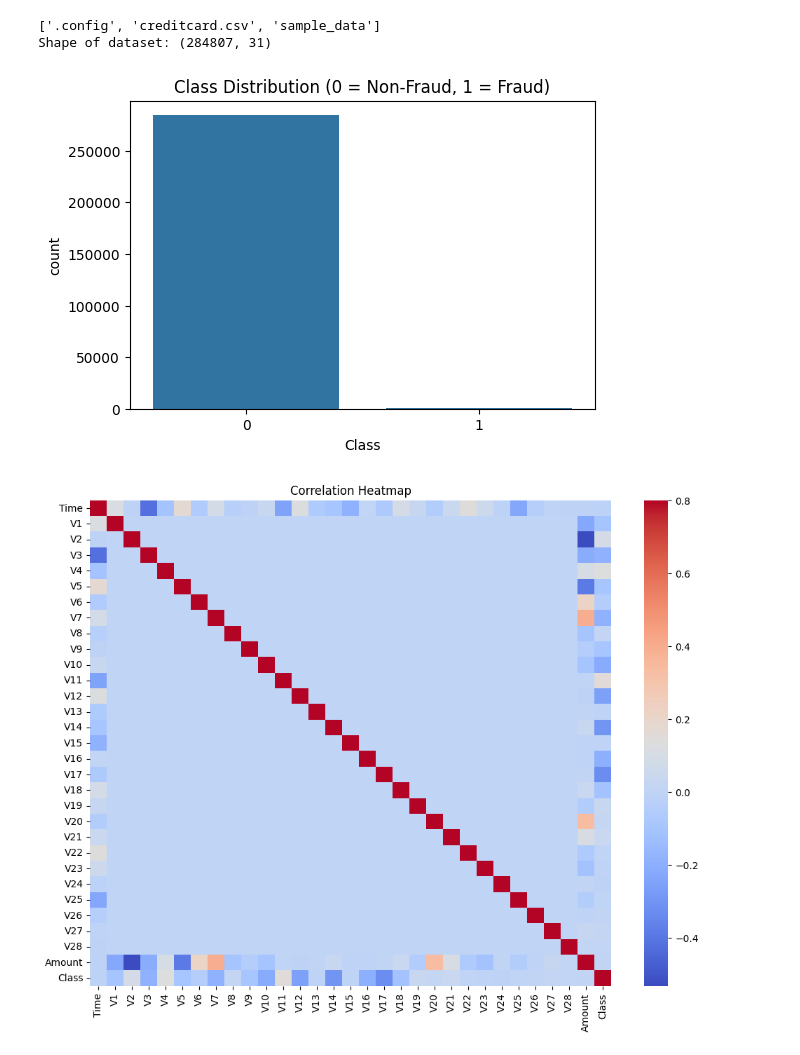
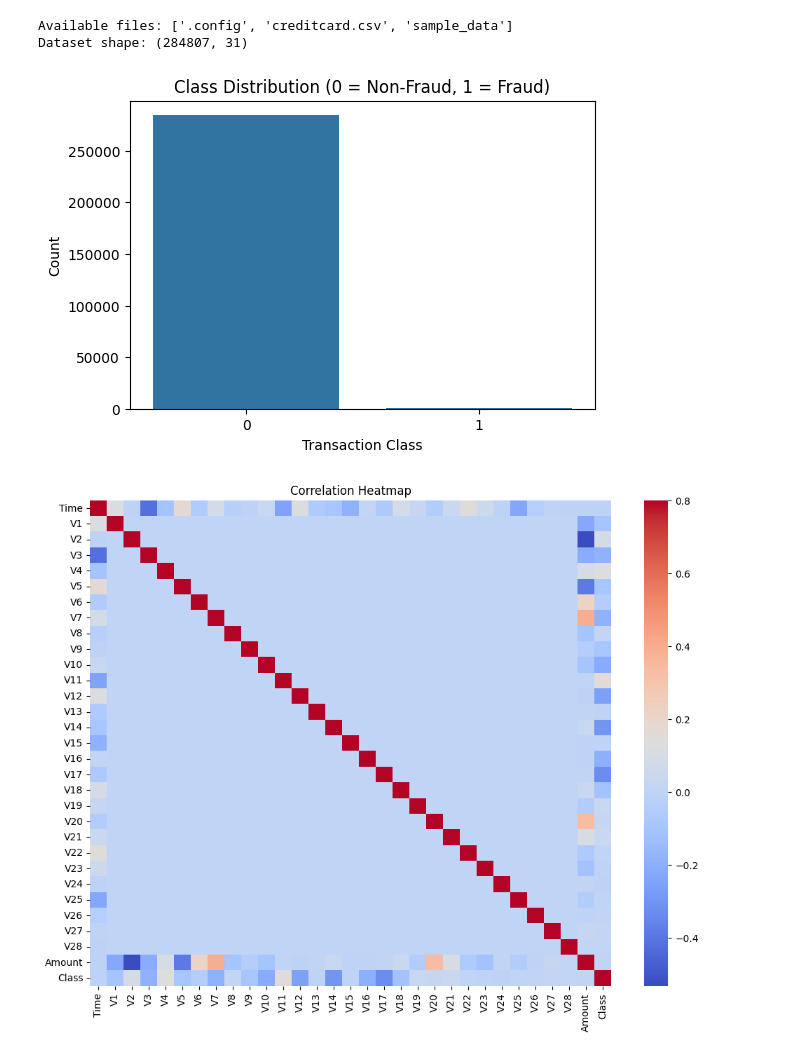
Before and after one commit to Ragul-RD-003/Credit-Card-Fraud-Detection, a Jupyter notebook: Guarding Transactions with an AI-Powered Credit Card Fraud Detection and Prevention System.ipynb, the cells around one changed output. Cells and saved outputs as stored; diff of their text form; code cells hidden in the pictures.

```diff
--- a/Guarding Transactions with an AI-Powered Credit Card Fraud Detection and Prevention System.ipynb
+++ b/Guarding Transactions with an AI-Powered Credit Card Fraud Detection and Prevention System.ipynb
@@ -1,8 +1,13 @@
 # %% [markdown]
 <a href="https://colab.research.google.com/github/Ragul-RD-003/Credit-Card-Fraud-Detection/blob/main/Guarding%20Transactions%20with%20an%20AI-Powered%20Credit%20Card%20Fraud%20Detection%20and%20Prevention%20System.ipynb" target="_parent"><img src="https://colab.research.google.com/assets/colab-badge.svg" alt="Open In Colab"/></a>
 # %%
-# Import necessary libraries
+
+
+# Developed for Phase 2: AI-Powered Credit Card Fraud Detection System
+
+# Step 1: Import Required Libraries
 import pandas as pd
+import numpy as np
 import matplotlib.pyplot as plt
 import seaborn as sns
 from sklearn.preprocessing import StandardScaler
@@ -10,68 +15,72 @@ from sklearn.model_selection import train_test_split
 from sklearn.ensemble import RandomForestClassifier
 from sklearn.metrics import classification_report, confusion_matrix, roc_auc_score, roc_curve
 
-# Step 1: List files in the current directory and confirm the file name
+# Step 2: Load the Dataset
 import os
-print(os.listdir())
-
-# Step 2: Load the dataset
-df = pd.read_csv('creditcard.csv')  # Adjust the filename if needed
-print("Shape of dataset:", df.shape)
+print("Available files:", os.listdir())  # To confirm the dataset is available
+df = pd.read_csv('creditcard.csv')
+print("Dataset shape:", df.shape)
 df.head()
 
 # Step 3: Exploratory Data Analysis (EDA)
-# 3.1: Class Distribution Plot
+
+# 3.1 Class Distribution
 plt.figure(figsize=(6, 4))
 sns.countplot(x='Class', data=df)
 plt.title('Class Distribution (0 = Non-Fraud, 1 = Fraud)')
+plt.xlabel('Transaction Class')
+plt.ylabel('Count')
 plt.show()
 
-# 3.2: Correlation Heatmap
+# 3.2 Correlation Heatmap
 plt.figure(figsize=(12, 9))
 sns.heatmap(df.corr(), cmap='coolwarm', vmax=0.8)
 plt.title('Correlation Heatmap')
 plt.show()
 
 # Step 4: Data Preprocessing
-# 4.1: Normalize the 'Amount' column
+
+# 4.1 Normalize the 'Amount' column
 df['NormalizedAmount'] = StandardScaler().fit_transform(df[['Amount']])
 
-# 4.2: Drop 'Time' and 'Amount' columns
-df = df.drop(['Time', 'Amount'], axis=1)
+# 4.2 Drop unnecessary columns
+df.drop(['Time', 'Amount'], axis=1, inplace=True)
 
-# Step 5: Train-Test Split
+# Step 5: Split Dataset into Train and Test Sets
 X = df.drop('Class', axis=1)
 y = df['Class']
-X_train, X_test, y_train, y_test = train_test_split(X, y, test_size=0.2, random_state=42)
+X_train, X_test, y_train, y_test = train_test_split(X, y, test_size=0.2, random_state=42, stratify=y)
 
-# Step 6: Train a Random Forest Classifier
+# Step 6: Train the Machine Learning Model (Random Forest)
 model = RandomForestClassifier(n_estimators=100, random_state=42)
 model.fit(X_train, y_train)
 
 # Step 7: Model Evaluation
+
+# 7.1 Confusion Matrix
 y_pred = model.predict(X_test)
-
-# 7.1: Confusion Matrix
 print("Confusion Matrix:\n", confusion_matrix(y_test, y_pred))
 
-# 7.2: Classification Report
+# 7.2 Classification Report
 print("\nClassification Report:\n", classification_report(y_test, y_pred))
 
-# 7.3: ROC AUC Score
-roc_auc = roc_auc_score(y_test, model.predict_proba(X_test)[:,1])
+# 7.3 ROC-AUC Score
+roc_auc = roc_auc_score(y_test, model.predict_proba(X_test)[:, 1])
 print("ROC AUC Score:", roc_auc)
 
-# Step 8: Plot ROC Curve
+# 7.4 ROC Curve
 fpr, tpr, _ = roc_curve(y_test, model.predict_proba(X_test)[:, 1])
-plt.plot(fpr, tpr, label='ROC Curve')
+plt.figure(figsize=(8, 6))
+plt.plot(fpr, tpr, color='blue', label=f'ROC Curve (AUC = {roc_auc:.2f})')
 plt.plot([0, 1], [0, 1], linestyle='--', color='gray')
 plt.xlabel('False Positive Rate')
 plt.ylabel('True Positive Rate')
-plt.title('ROC Curve')
+plt.title('Receiver Operating Characteristic (ROC) Curve')
 plt.legend()
+plt.grid(True)
 plt.show()
 # %% [output]
-['.config', 'creditcard.csv', 'sample_data']
-Shape of dataset: (284807, 31)
+Available files: ['.config', 'creditcard.csv', 'sample_data']
+Dataset shape: (284807, 31)
-[figure, old version]
+[figure, new version]
 [figure]
```
Also changed, not shown: parts of 1 cell of this notebook.
